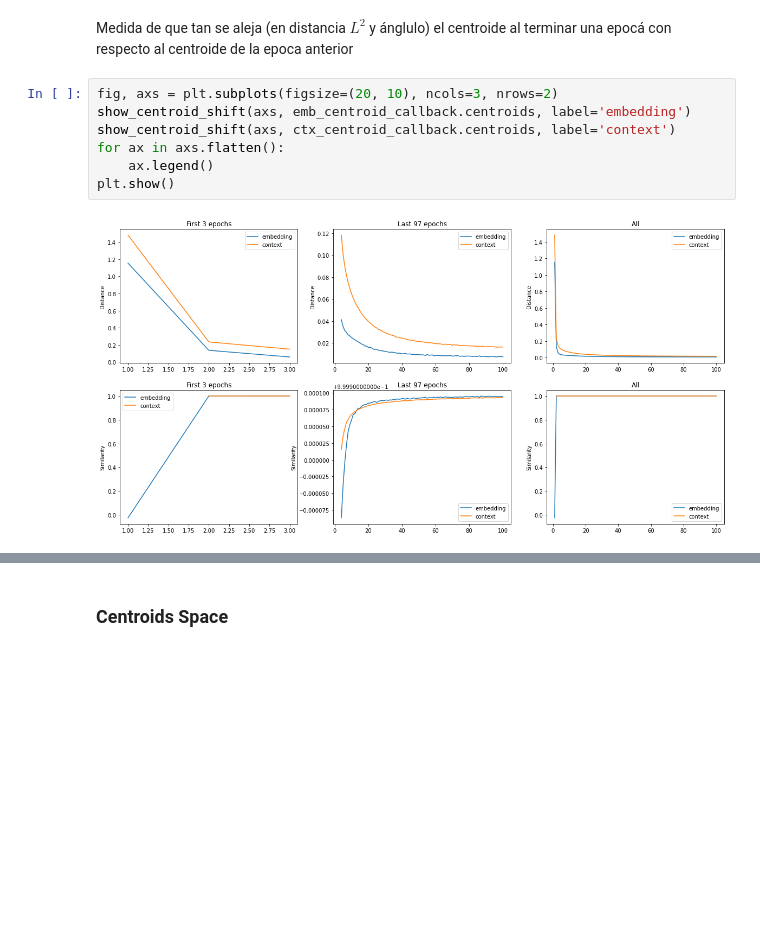
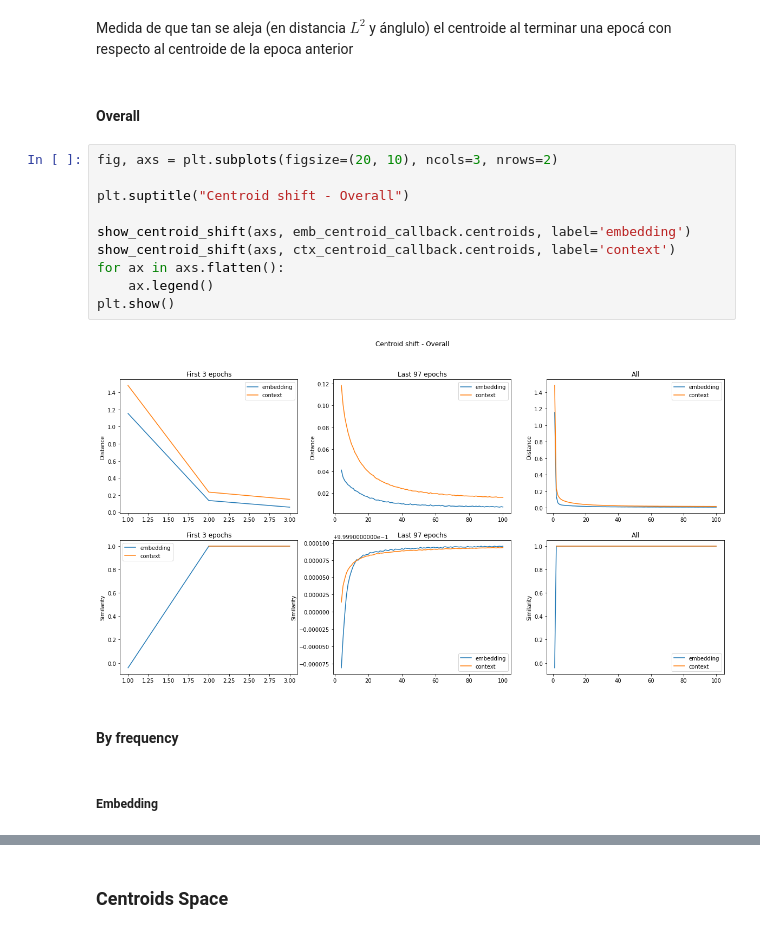
Before and after one commit to juancruzsosa/thesis, a Jupyter notebook: W2V_Stability.ipynb, the cells around one changed output, grey strips where cells are left out. Saved outputs shown, nothing was run; the diff lists cells and outputs as text; blank space fills up the shorter version.

```diff
--- a/W2V_Stability.ipynb
+++ b/W2V_Stability.ipynb
@@ -367,12 +393,21 @@ def show_centroid_shift(axs, centroids, epoch_split=3, label=None):
     axs[1][2].plot(range(1,epochs+1),shift_sim_centroid_hist, label=label)
 # %% [markdown]
 Medida de que tan se aleja (en distancia $L^2$ y ánglulo) el centroide al terminar una epocá con respecto al centroide de la epoca anterior
+# %% [markdown]
+#### Overall
 # %%
 fig, axs = plt.subplots(figsize=(20, 10), ncols=3, nrows=2)
+
+plt.suptitle("Centroid shift - Overall")
+
 show_centroid_shift(axs, emb_centroid_callback.centroids, label='embedding')
 show_centroid_shift(axs, ctx_centroid_callback.centroids, label='context')
 for ax in axs.flatten():
     ax.legend()
 plt.show()
 # %% [output]
-[figure, old version]
+[figure, new version]
+# %% [markdown]
+#### By frequency
+# %% [markdown]
+##### Embedding
```
Also changed, not shown: parts of 39 cells of this notebook, 1 other file.
